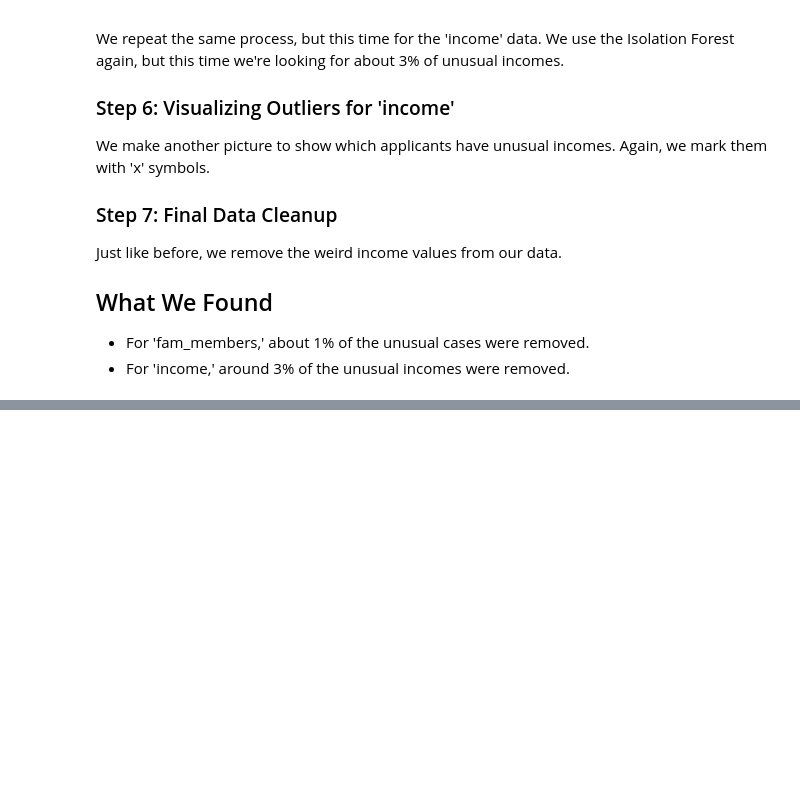
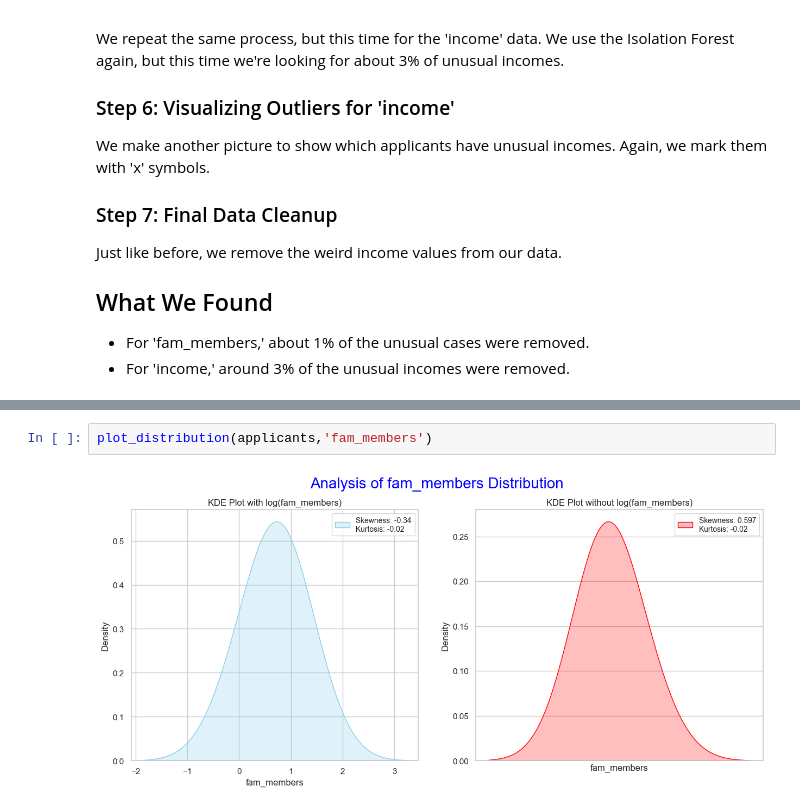
Before and after one commit to ThomasProce/credit-risk-classification, a Jupyter notebook: credit_risk.ipynb, the cells around one changed output, grey strips where cells are left out. Drawn from its saved outputs; the diff is of its cells as text; blank space fills up the shorter version.

```diff
--- a/credit_risk.ipynb
+++ b/credit_risk.ipynb
@@ -1209,0 +1233,4 @@ Just like before, we remove the weird income values from our data.
+# %%
+plot_distribution(applicants,'fam_members')
+# %% [output]
+[figure, added]
```
Also changed, not shown: parts of 7 cells of this notebook.
